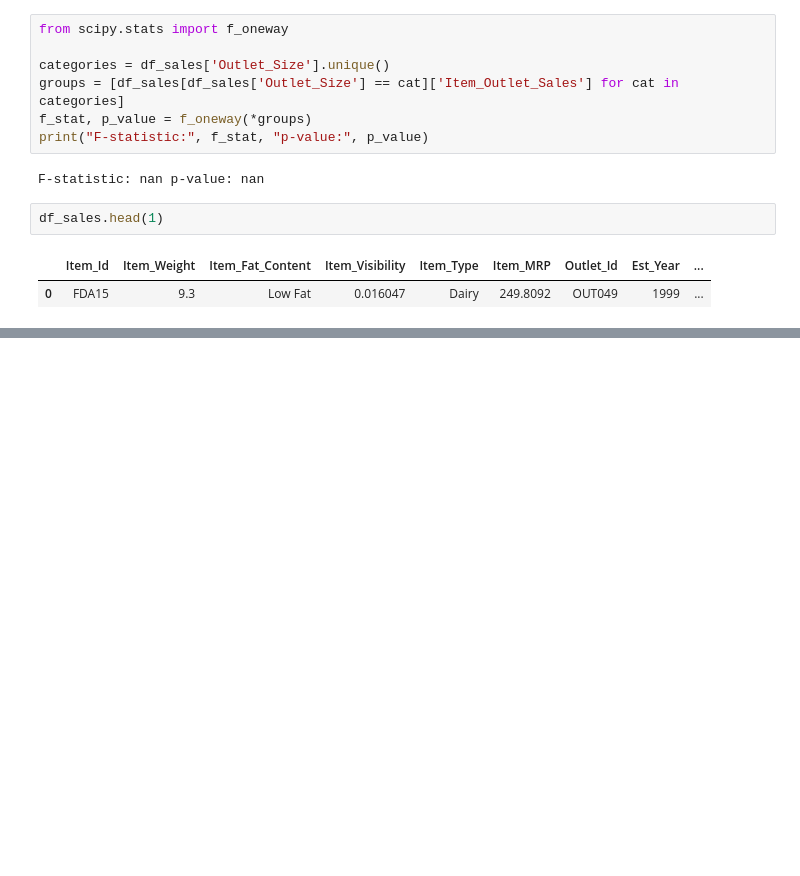
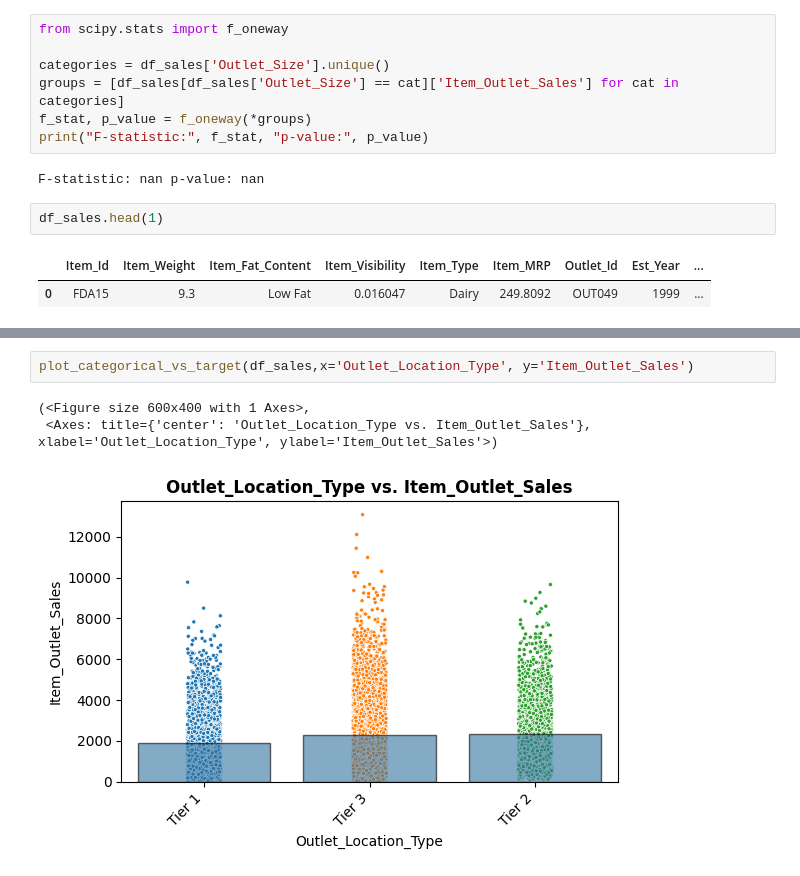
Before and after one commit to farahwadya/Prediction-of-Product-Sales, a Jupyter notebook: Prediction_of_Product_Sales.ipynb, the cells around one changed output, grey strips where cells are left out. Cells and saved outputs as stored; diff of their text form; blank space fills up the shorter version.

```diff
--- a/Prediction_of_Product_Sales.ipynb
+++ b/Prediction_of_Product_Sales.ipynb
@@ -815,0 +829,6 @@ df_sales.head(1)
+# %%
+plot_categorical_vs_target(df_sales,x='Outlet_Location_Type', y='Item_Outlet_Sales')
+# %% [output]
+(<Figure size 600x400 with 1 Axes>,
+ <Axes: title={'center': 'Outlet_Location_Type vs. Item_Outlet_Sales'}, xlabel='Outlet_Location_Type', ylabel='Item_Outlet_Sales'>)
+[figure, added]
```
Also changed, not shown: parts of 3 cells of this notebook.
